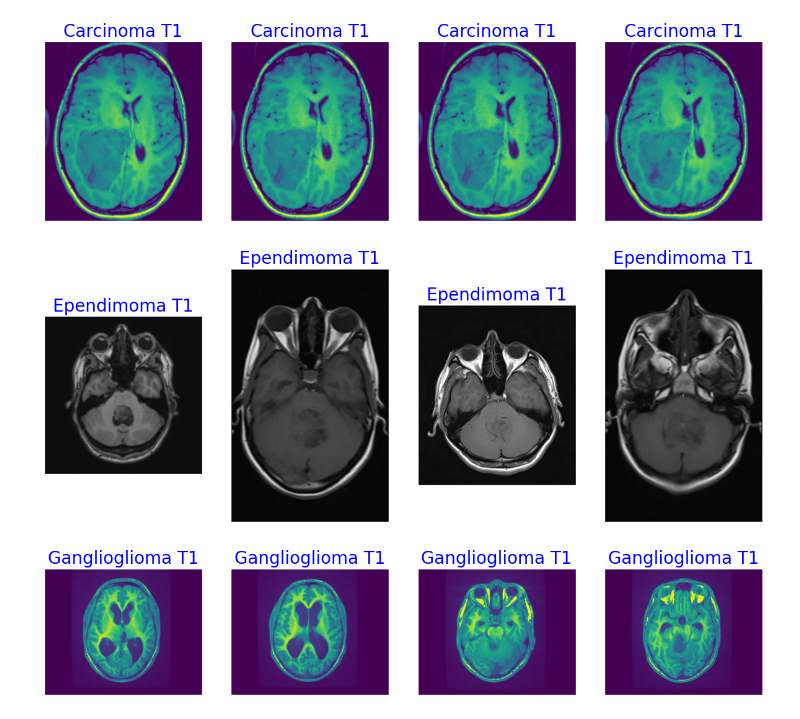
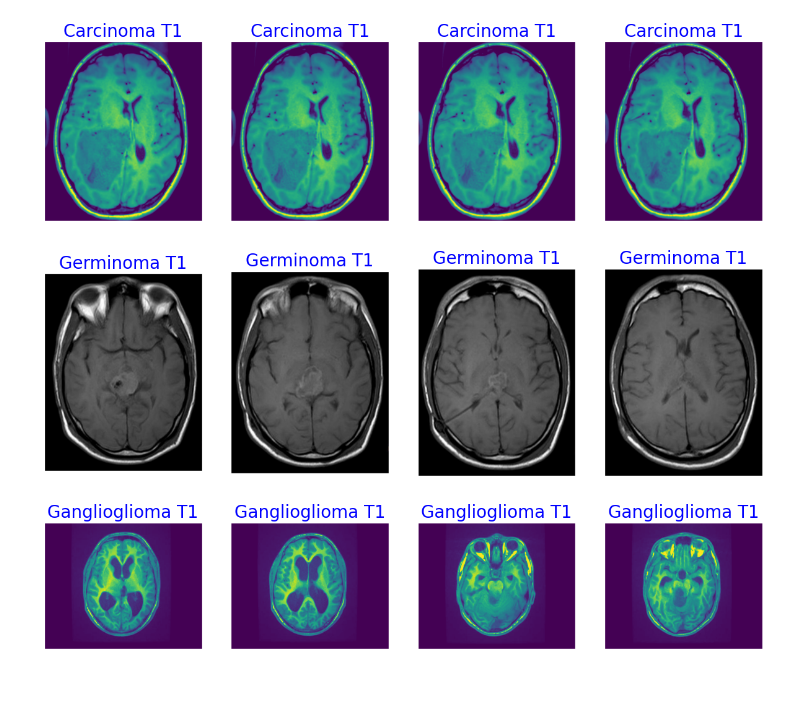
Before and after one commit to bassantmedhat/Brain_Tumor_Classification, a Jupyter notebook: Model.ipynb, the cells around one changed output. Cells and saved outputs as stored; diff of their text form; code cells hidden in the pictures; blank space fills up the shorter version.

```diff
--- a/Model.ipynb
+++ b/Model.ipynb
@@ -29,15 +29,27 @@ path = "D:\GP\Brain_Tumot_Segmentation\data"
 # %%
 def get_class_name():
+    """
+    Args:
+        nothing
+    Returns:
+      classes : list of folders name in the data set
+
+    """
     classes = os.listdir(dir)
     return classes
 # %%
 def define_paths(class_name):
+    """
+    Args:
+        class_name: folder name of the data
+    Returns:
+        filepaths : list of files in this folder
+
+    """
     filepaths = []
-    folder_path = os.path.join(path,class_name)
-    # print(folder_path)
+    folder_path = os.path.join(dir,class_name)
     for file in os.listdir(folder_path):
         fpath = os.path.join(folder_path,file)
-        # print(fpath)
         filepaths.append(fpath)
     return filepaths
 # %% [markdown]
@@ -66,9 +81,9 @@ plot_class(classes[3])
 # %% [output]
 [figure]
 # %%
-plot_class(classes[6])
+plot_class(classes[12])
 # %% [output]
-[figure, old version]
+[figure, new version]
 # %%
 plot_class(classes[9])
 # %% [output]
```
Also changed, not shown: parts of 41 cells of this notebook.
